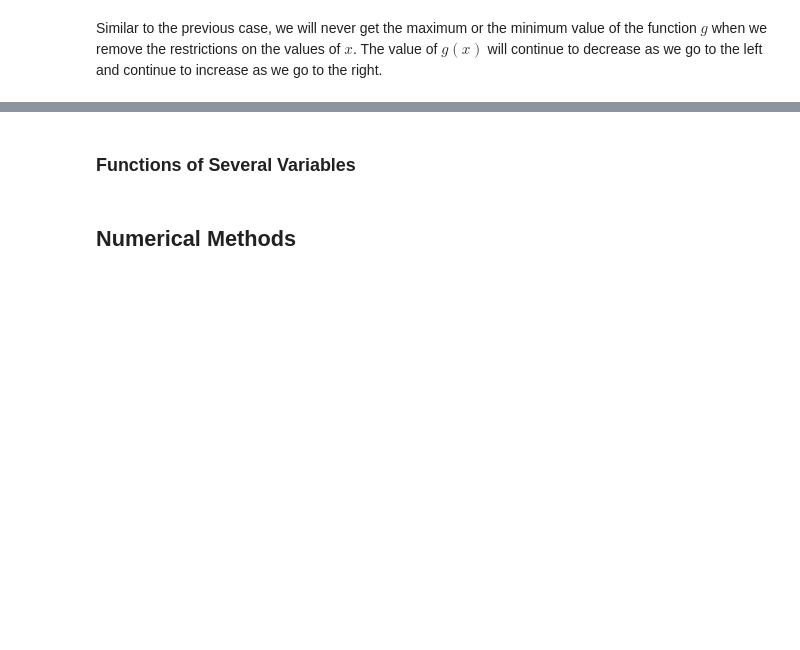
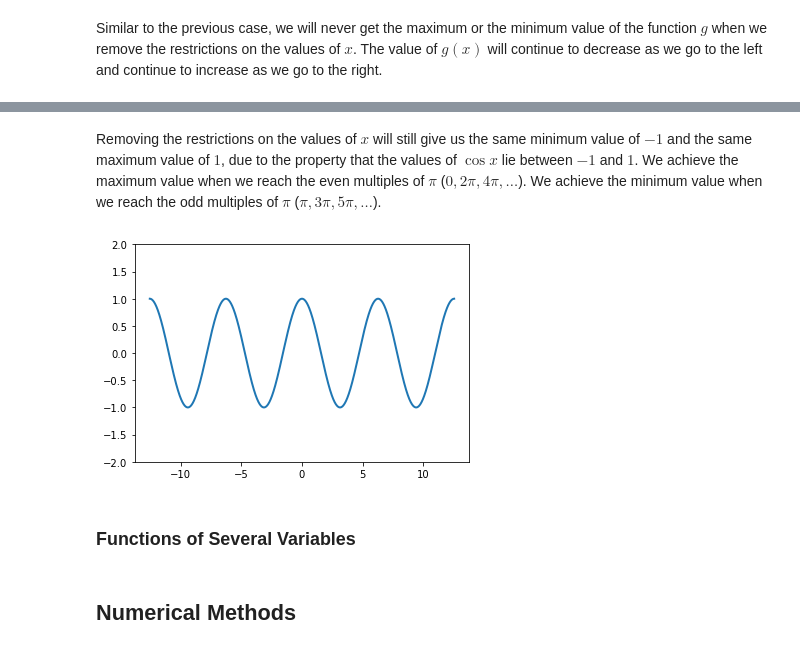
Before and after one commit to tinabargo/optimization-notes, a Jupyter notebook: Notebook 1 - Introduction to Optimization.ipynb, the cells around one changed output, grey strips where cells are left out. Drawn from its saved outputs; the diff is of its cells as text; code cells hidden in the pictures; blank space fills up the shorter version.

```diff
--- a/Notebook 1 - Introduction to Optimization.ipynb
+++ b/Notebook 1 - Introduction to Optimization.ipynb
@@ -81,3 +109,22 @@ Similar to the previous case, we will never get the maximum or the minimum value
+# %% [markdown]
+Removing the restrictions on the values of $x$ will still give us the same minimum value of $-1$ and the same maximum value of $1$, due to the property that the values of $\cos x$ lie between $-1$ and $1$. We achieve the maximum value when we reach the even multiples of $\pi$ ($0, 2\pi, 4\pi, \dots$). We achieve the minimum value when we reach the odd multiples of $\pi$ ($\pi, 3\pi, 5\pi,\dots$).
+# %%
+# Plot of g(x) = x^3 - 2x^2 + x - 1, where x \in [-4\pi,4\pi]
+t = np.arange(-4*np.pi, 4*np.pi, 0.01)
+s = np.cos(t)
+line, = plt.plot(t, s, lw=2)
+
+# plt.annotate('minimum', xy=(np.pi,-1), xytext=(np.pi+0.5,-1.5),
+#              arrowprops=dict(facecolor='black', shrink=0.05))
+# plt.annotate('maximum', xy=(0,1), xytext=(0.5,1.5),
+#              arrowprops=dict(facecolor='black', shrink=0.05))
+# plt.annotate('maximum', xy=(2*np.pi,1), xytext=(2*np.pi-1,1.5),
+#              arrowprops=dict(facecolor='black', shrink=0.05))
+
+plt.ylim(-2,2)
+plt.show()
+# %% [output]
+[figure, added]
 # %% [markdown]
 ### Functions of Several Variables
 # %% [markdown]
```
Also changed, not shown: parts of 4 cells of this notebook.
